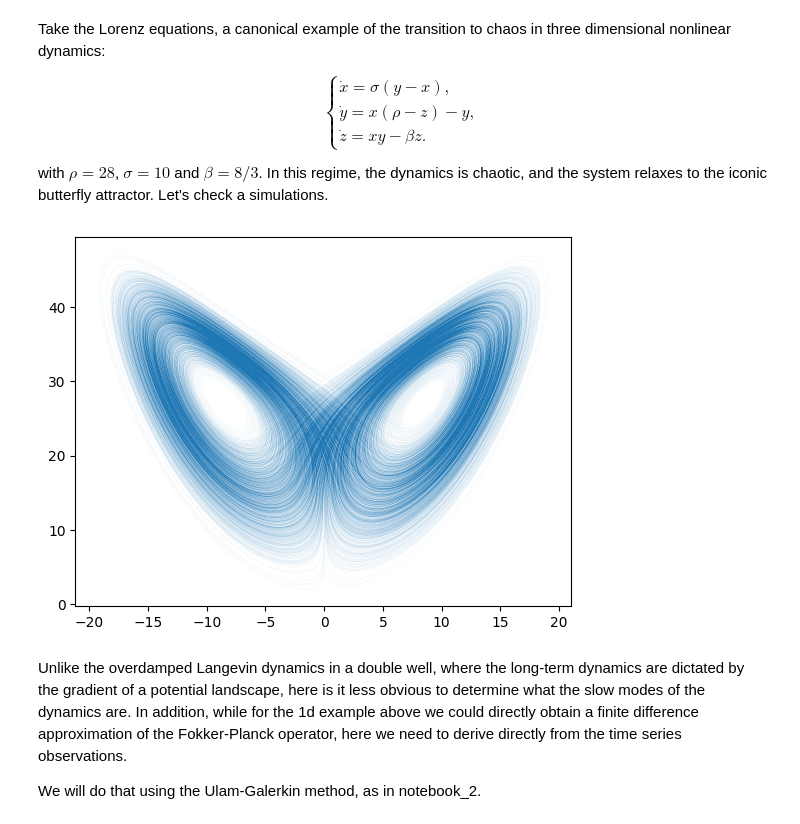
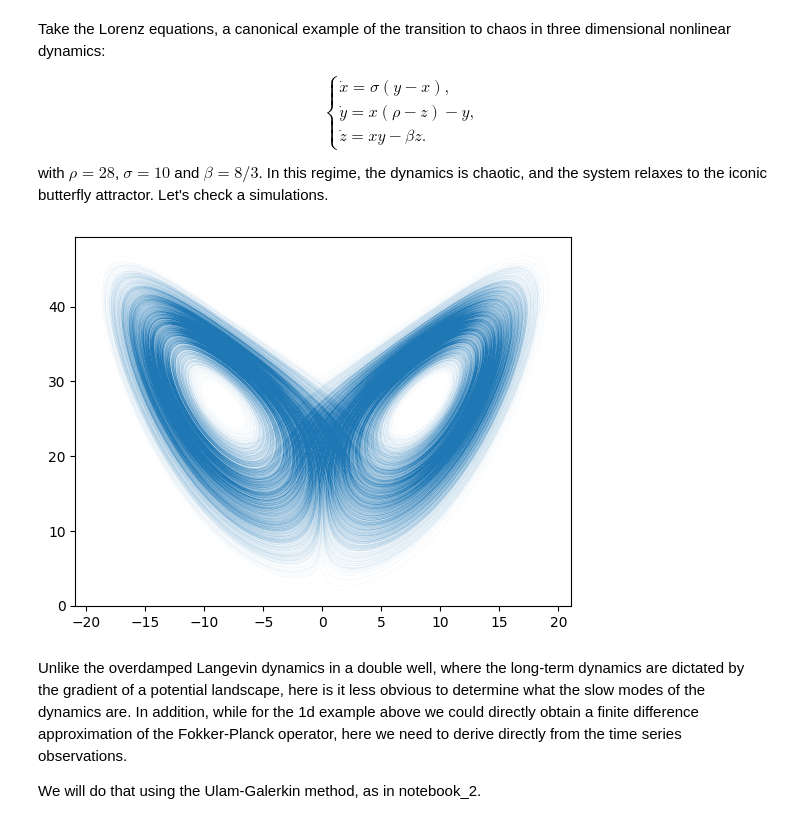
Before and after one commit to AntonioCCosta/DPG_PhysicsBehavior_2026, a Jupyter notebook: notebooks/notebook_3.ipynb, the cells around one changed output. Saved outputs shown, nothing was run; the diff lists cells and outputs as text; code cells hidden in the pictures.

```diff
--- a/notebooks/notebook_3.ipynb
+++ b/notebooks/notebook_3.ipynb
@@ -62,29 +62,29 @@ with $\rho=28$, $\sigma=10$ and $\beta = 8/3$. In this regime, the dynamics is c
 # %%
 from scipy.integrate import odeint
 
 def Lorenz(state,t,sigma,rho,beta):
     # unpack the state vector
     x,y,z = state
     # compute state derivatives
     xd = sigma * (y-x)
     yd = (rho-z)*x - y
     zd = x*y - beta*z
     # return the state derivatives
     return [xd, yd, zd]
 
-dt = 0.02
+dt = 0.01
 frameRate=1/dt
 T = 5000
 discard_T = 500
 T_total = T+discard_T
 state0 = np.array([-8, -8, 27])
 t = np.linspace(0, T_total, int(T_total*frameRate))
 sigma,rho,beta=10,28,8/3
 tseries=np.array(odeint(Lorenz,state0,t,args=(sigma,rho,beta)),dtype=np.float64)[int(discard_T/dt):]
-plt.plot(tseries[:,0],tseries[:,2],lw=.02)
+plt.plot(tseries[:,0],tseries[:,2],lw=.01)
 plt.show()
 # %% [output]
-[figure, old version]
+[figure, new version]
 # %% [markdown]
 Unlike the overdamped Langevin dynamics in a double well, where the long-term dynamics are dictated by the gradient of a potential landscape, here is it less obvious to determine what the slow modes of the dynamics are. In addition, while for the 1d example above we could directly obtain a finite difference approximation of the Fokker-Planck operator, here we need to derive directly from the time series observations.
 
```
Also changed, not shown: parts of 11 cells of this notebook.
